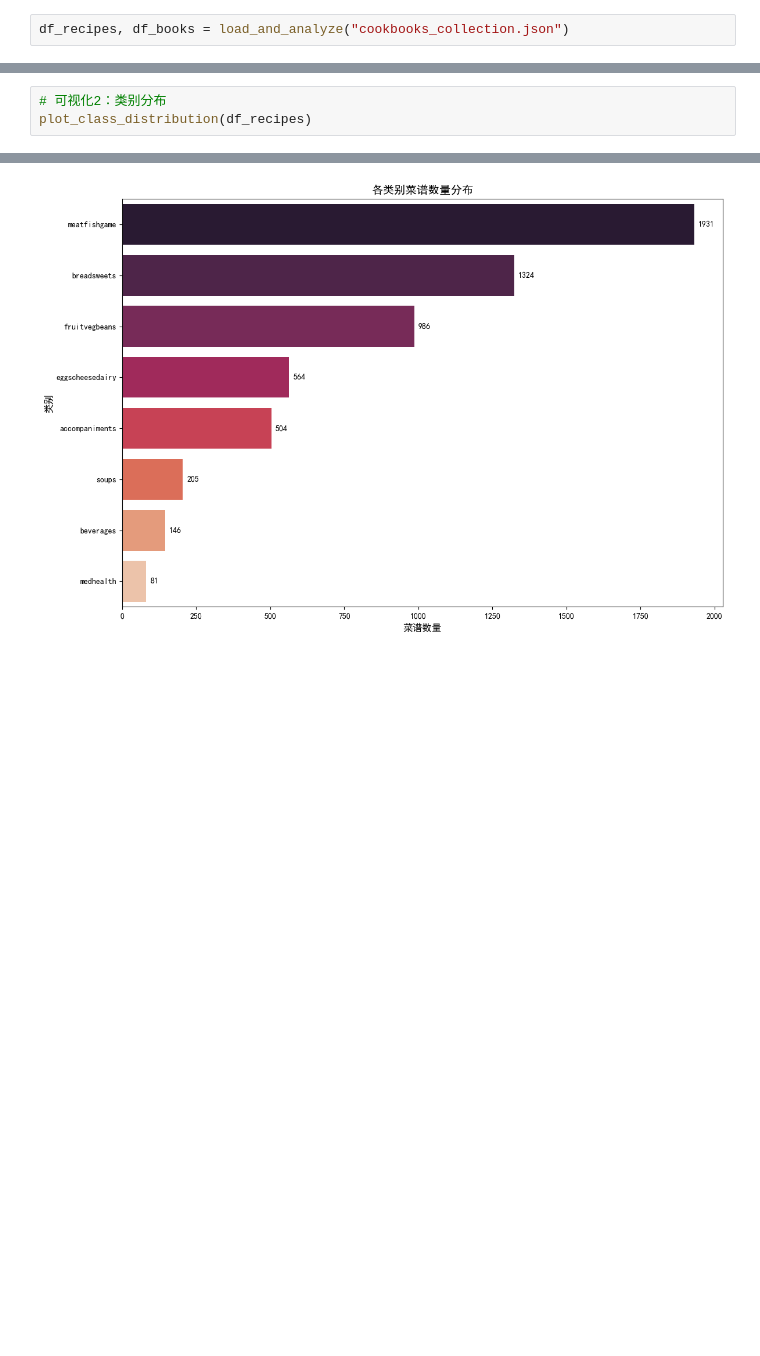
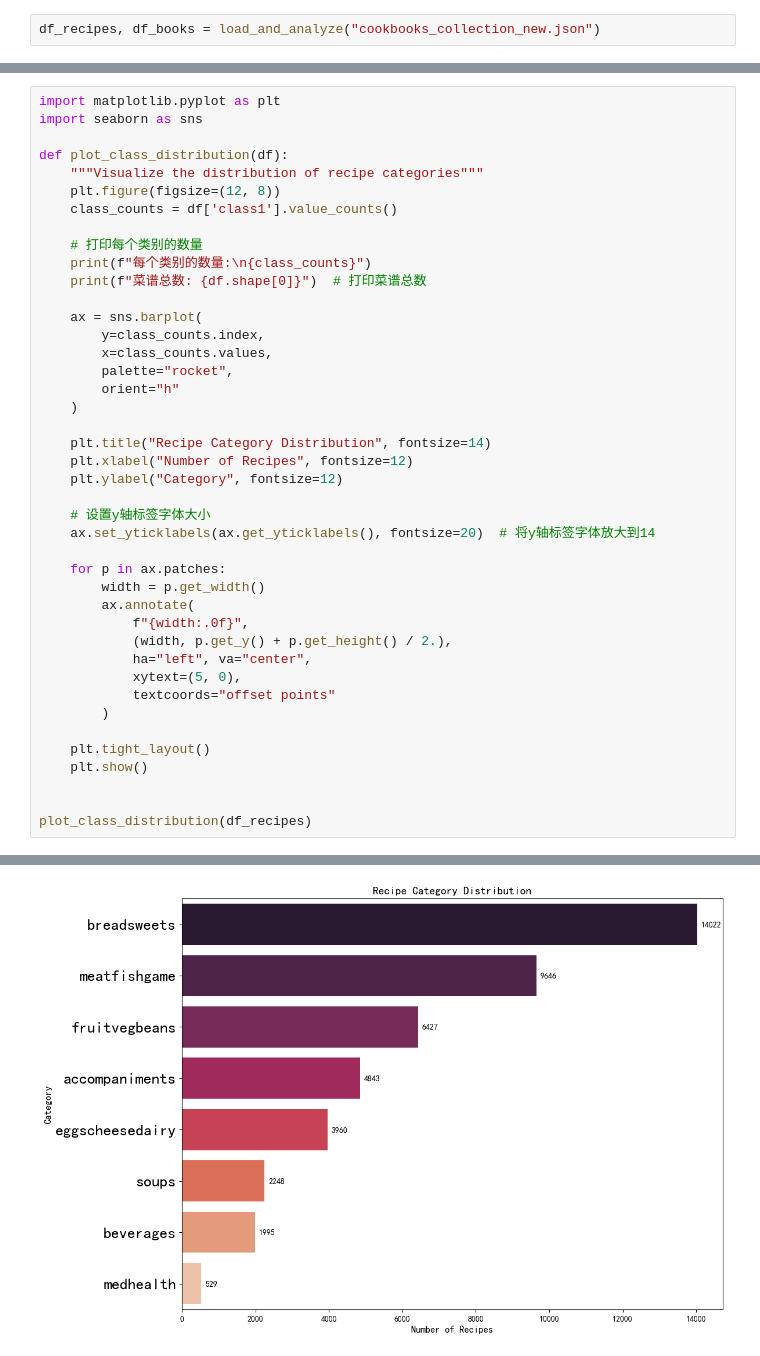
Before and after one commit to YunlongDong01/American-Cuisine-Immigration, a Jupyter notebook: json_visulization_for_all.ipynb, the cells around one changed output, grey strips where cells are left out. Drawn from its saved outputs; the diff is of its cells as text; blank space fills up the shorter version.

```diff
--- a/json_visulization_for_all.ipynb
+++ b/json_visulization_for_all.ipynb
@@ -196,5 +35,5 @@ def plot_ingredient_network(df, min_count=10):
 # %%
-df_recipes, df_books = load_and_analyze("cookbooks_collection.json")
+df_recipes, df_books = load_and_analyze("cookbooks_collection_new.json")
 # %% [output]
 ==================================================
 数据集概览
@@ -215,4 +214,43 @@ Passing `palette` without assigning `hue` is deprecated and will be removed in v
 # %%
-# 可视化2：类别分布
+import matplotlib.pyplot as plt
+import seaborn as sns
+
+def plot_class_distribution(df):
+    """Visualize the distribution of recipe categories"""
+    plt.figure(figsize=(12, 8))
+    class_counts = df['class1'].value_counts()
+
+    # 打印每个类别的数量
+    print(f"每个类别的数量:\n{class_counts}")
+    print(f"菜谱总数: {df.shape[0]}")  # 打印菜谱总数
+
+    ax = sns.barplot(
+        y=class_counts.index,
+        x=class_counts.values,
+        palette="rocket",
+        orient="h"
+    )
+
+    plt.title("Recipe Category Distribution", fontsize=14)
+    plt.xlabel("Number of Recipes", fontsize=12)
+    plt.ylabel("Category", fontsize=12)
+
+    # 设置y轴标签字体大小
+    ax.set_yticklabels(ax.get_yticklabels(), fontsize=20)  # 将y轴标签字体放大到14
+
+    for p in ax.patches:
+        width = p.get_width()
+        ax.annotate(
+            f"{width:.0f}",
+            (width, p.get_y() + p.get_height() / 2.),
+            ha="left", va="center",
+            xytext=(5, 0),
+            textcoords="offset points"
+        )
+
+    plt.tight_layout()
+    plt.show()
+
+
 plot_class_distribution(df_recipes)
 # %% [output]
@@ -222 +272 @@ Passing `palette` without assigning `hue` is deprecated and will be removed in v
-[figure, old version]
+[figure, new version]
```
Also changed, not shown: parts of 12 cells of this notebook, 52 other files.
